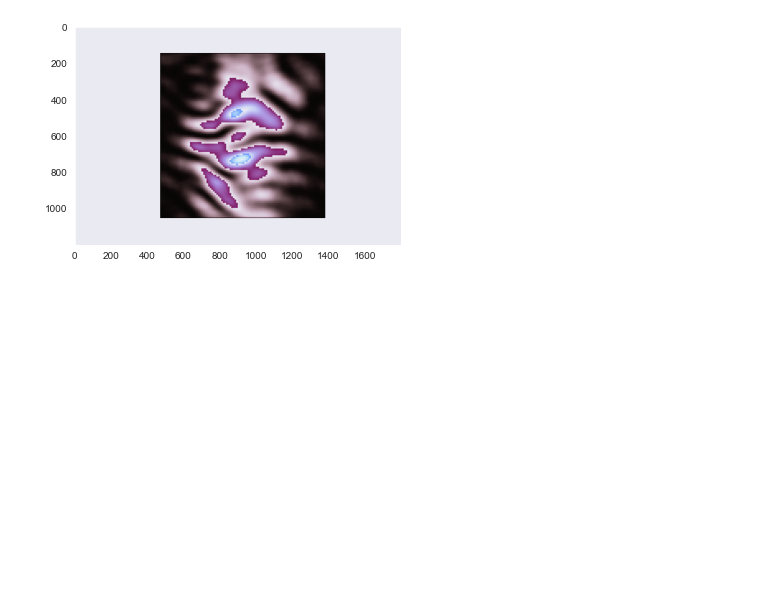
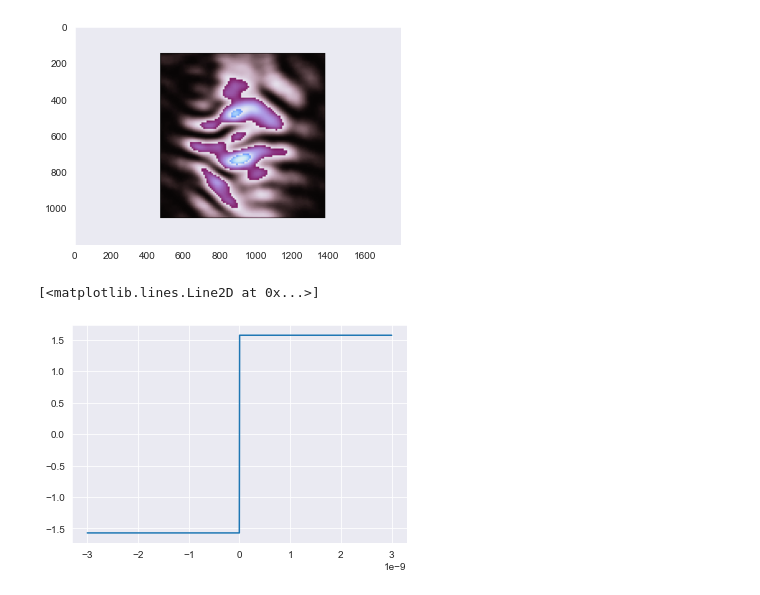
Before and after one commit to fftakumi/MOD2NN, a Jupyter notebook: Faraday/two_dim/util.ipynb, the cells around one changed output. Cells and saved outputs as stored; diff of their text form; code cells hidden in the pictures; blank space fills up the shorter version.

```diff
--- a/Faraday/two_dim/util.ipynb
+++ b/Faraday/two_dim/util.ipynb
@@ -399,3 +399,10 @@ plt.imshow(image)
 plt.grid(False)
 # %% [output]
 [figure]
+# %%
+x = np.linspace(-3.0e-9, 3.0e-9, 1000)
+y = tf.math.atan(x/(x**2 + 1.0e-24))
+plt.plot(x, y.numpy())
+# %% [output]
+[<matplotlib.lines.Line2D at 0x...>]
+[figure, added]
```
Also changed, not shown: 2 other files.
